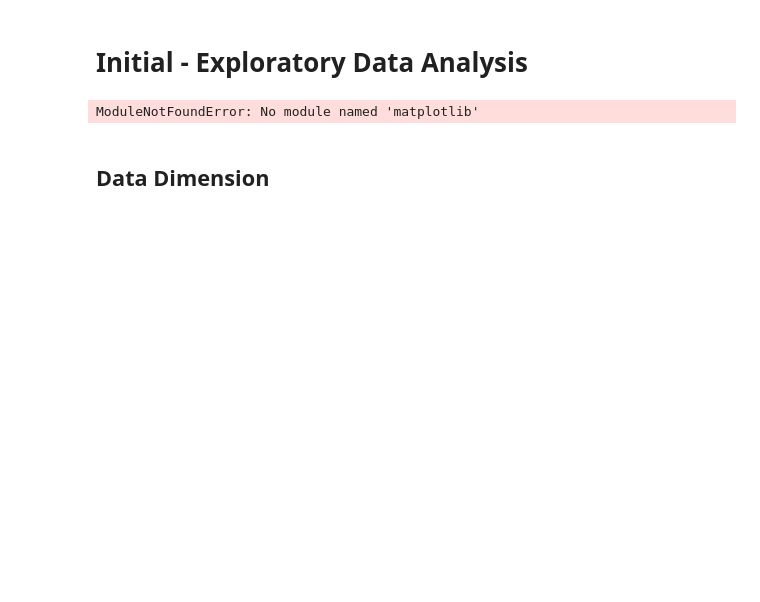
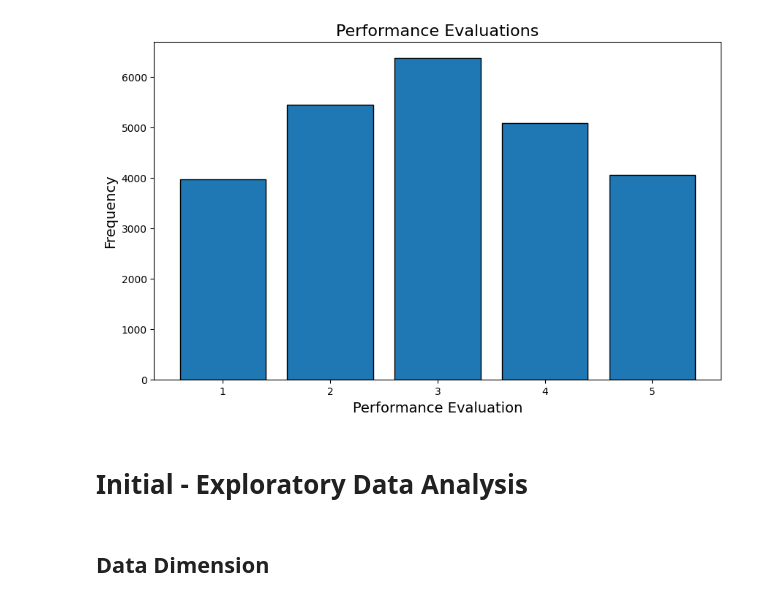
Before and after one commit to tgormly/nwmsu_ms_capstone, a Jupyter notebook: Exploratory_Data_Analysis.ipynb, the cells around one changed output. Cells and saved outputs as stored; diff of their text form; code cells hidden in the pictures; blank space fills up the shorter version.

```diff
--- a/Exploratory_Data_Analysis.ipynb
+++ b/Exploratory_Data_Analysis.ipynb
@@ -1,13 +190,18 @@
+# %%
+plt.figure(figsize=(10, 6))
+# Use 'bar' type and adjust width for spacing
+n, bins, patches = plt.hist(df['performance_evaluation'], bins=[0.5, 1.5, 2.5, 3.5, 4.5, 5.5], edgecolor='black', rwidth=0.8)
+plt.title('Performance Evaluations', fontsize=16)
+plt.xlabel('Performance Evaluation', fontsize=14)
+plt.ylabel('Frequency', fontsize=14)
+plt.xticks([1, 2, 3, 4, 5])
+
+# Show the plot
+plt.show()
+# %% [output]
+[figure, added]
 # %% [markdown]
 # Initial - Exploratory Data Analysis
-# %%
-import pandas as pd
-import matplotlib.pyplot as plt
-import seaborn as sns
-
-df = pd.read_csv('Data/Gold/main.csv')
-# %% [output]
-ModuleNotFoundError: No module named 'matplotlib'
 # %% [markdown]
 ## Data Dimension
 # %%
```
Also changed, not shown: parts of 28 cells of this notebook, 4 other files.
